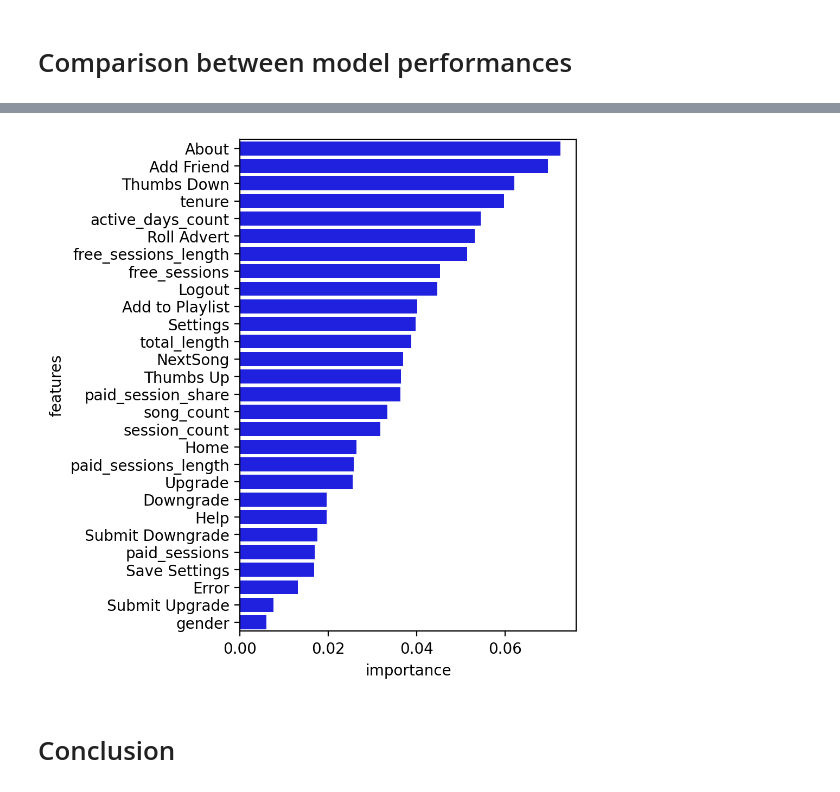
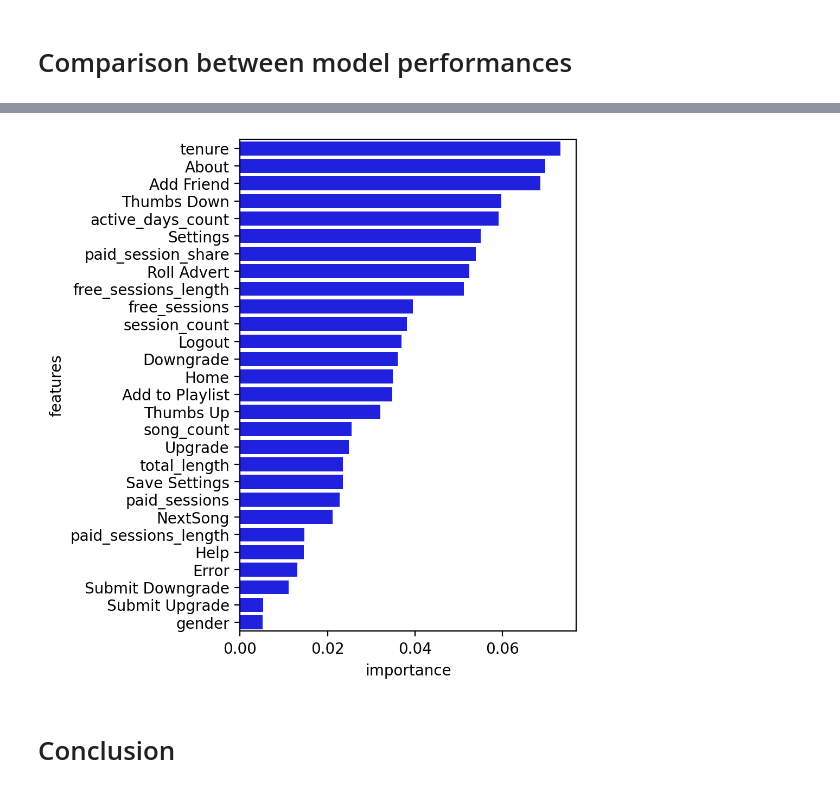
Before and after one commit to Lamiaka/sparkify, a Jupyter notebook: 3-Sparkify_churn_model_training.ipynb, the cells around one changed output, grey strips where cells are left out. Drawn from its saved outputs; the diff is of its cells as text; code cells hidden in the pictures.

Commit message:
Update model refinement

```diff
--- a/3-Sparkify_churn_model_training.ipynb
+++ b/3-Sparkify_churn_model_training.ipynb
@@ -483,27 +546,0 @@ minInstancesPerNode = 3
-# %%
-model_name = 'Gradient Boosted Trees'
-numFolds = 3
-gbt = GBTClassifier(labelCol='label', featuresCol='features')
-evaluator = MulticlassClassificationEvaluator(labelCol='label')
-
-pipeline = Pipeline(stages=[gbt])
-gbt_paramGrid = (ParamGridBuilder()
-                 .addGrid(gbt.maxIter, [10])
-                 .addGrid(gbt.maxDepth, [10, 20])
-                 .build())
-
-crossval = CrossValidator(
-    estimator=pipeline,
-    estimatorParamMaps=gbt_paramGrid,
-    evaluator=evaluator,
-    numFolds=numFolds)
-
-gbt_start = time.time()
-gbt_model = crossval.fit(balanced_training_dataset)
-gbt_end = time.time()
-# %%
-model_name = 'Gradient Boosted Trees'
-model_names.append(model_name)
-gbt_results_valid = gbt_model.transform(validation_dataset)
-gbt_metrics_valid, gbt_train_time = report_results(model_name, gbt_results_valid, gbt_start, gbt_end)
-metrics_valid[model_name] = gbt_metrics_valid+[gbt_train_time]
@@ -566,14 +597,14 @@ model_list = {'lr':lr_model,
               'svc':svc_model,
               'gbt':gbt_model}
 # %%
-best_model_name = 'Random Forest'
+best_model_name = 'Support Vector Machines'
 best_model_short_name = model_name_short[best_model_name]
 best_model = model_list[best_model_short_name]
 best_model_accuracy = metrics_valid[best_model_name][2]
 best_model_f1 = metrics_valid[best_model_name][3]
 # %%
 # Storing best models
-store = 0
+store = 1
 if store ==1:
     filename = "./Best_model_"\
                 +best_model_short_name\
@@ -602,9 +633,9 @@ def plot_feature_importance(model_filename, feature_list):
     sns.barplot(data=features_imp_ordered, y = 'features',x='importance',color='b', orient = 'h')
     plt.xticks(rotation=0)
 # %%
-plot_feature_importance('Best_model_gbt_acc_0.7441860465116279_f1_0.7271753999881045',data.columns[0:-2])
+plot_feature_importance('Best_model_rf_acc_0.7959183673469388_f1_0.765119462419114',data.columns[0:-2])
 # %% [output]
-[figure, old version]
+[figure, new version]
 # %% [markdown]
 # Conclusion
 # %% [markdown]
```
Also changed, not shown: parts of 38 cells of this notebook.
